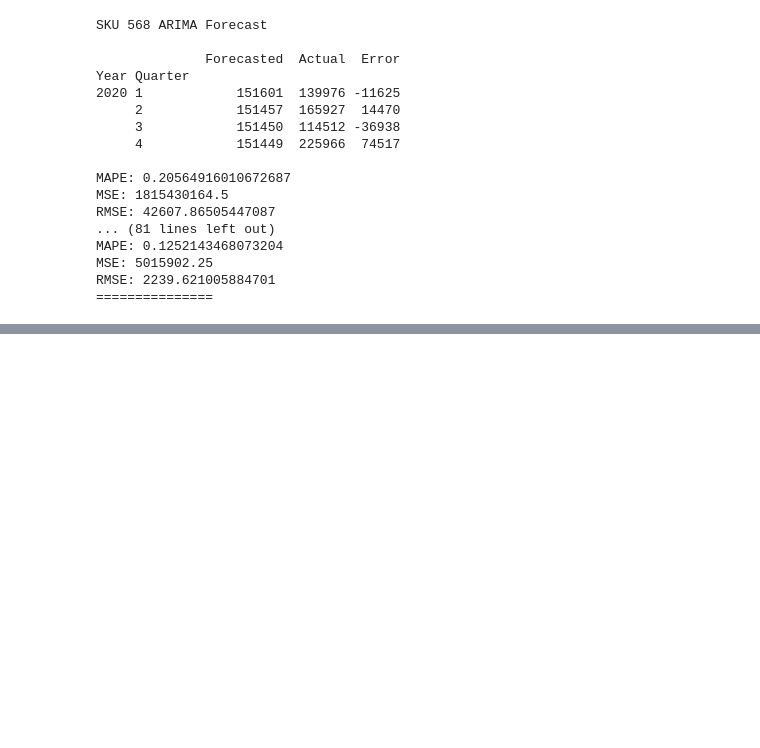
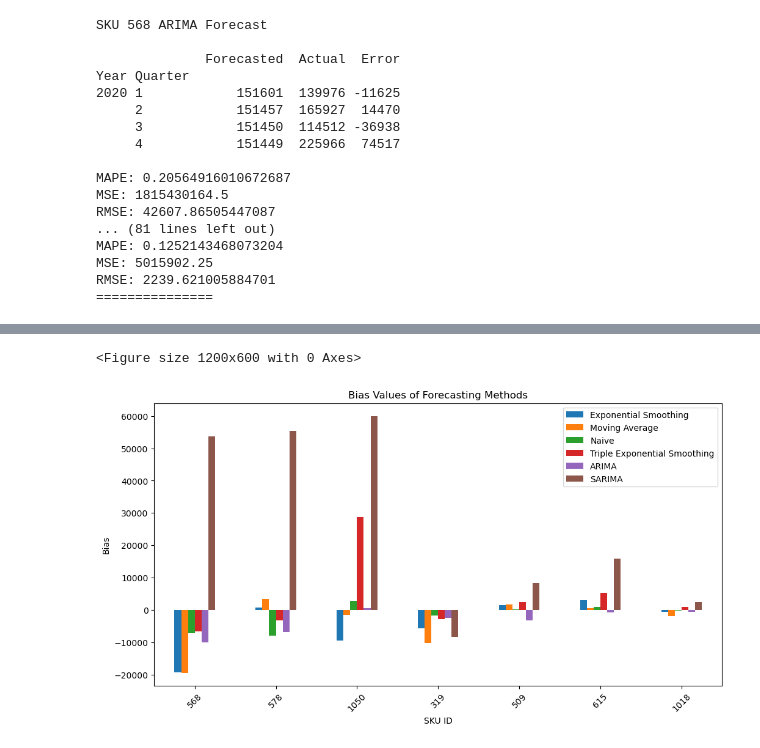
Before and after one commit to senaoz/MIS-492, a Jupyter notebook: models.ipynb, the cells around one changed output, grey strips where cells are left out. Cells and saved outputs as stored; diff of their text form; code cells hidden in the pictures; blank space fills up the shorter version.

Commit message:
Comparison of Forecasting Methods

```diff
--- a/models.ipynb
+++ b/models.ipynb
@@ -702,0 +786,4 @@ sarima_forecast
+# %%
+all_forecasts_bias = pd.concat([exponential_smoothing_forecast['bias'], moving_average_forecast['bias'], naive_forecast['bias'], triple_exponential_smoothing_forecast['bias'], arima_forecast['bias'], sarima_forecast['bias']], axis=1)
+all_forecasts_bias.columns = ['Exponential Smoothing', 'Moving Average', 'Naive', 'Triple Exponential Smoothing', 'ARIMA', 'SARIMA']
+all_forecasts_bias
@@ -702,0 +800,12 @@ sarima_forecast
+# %%
+# Plot bias values of the forecasting methods
+plt.figure(figsize=(12, 6))
+all_forecasts_bias.plot(kind='bar', figsize=(12, 6))
+plt.title('Bias Values of Forecasting Methods')
+plt.xlabel('SKU ID')
+plt.ylabel('Bias')
+plt.xticks(rotation=45)
+plt.show()
+# %% [output]
+<Figure size 1200x600 with 0 Axes>
+[figure, added]
```
Also changed, not shown: parts of 27 cells of this notebook.
